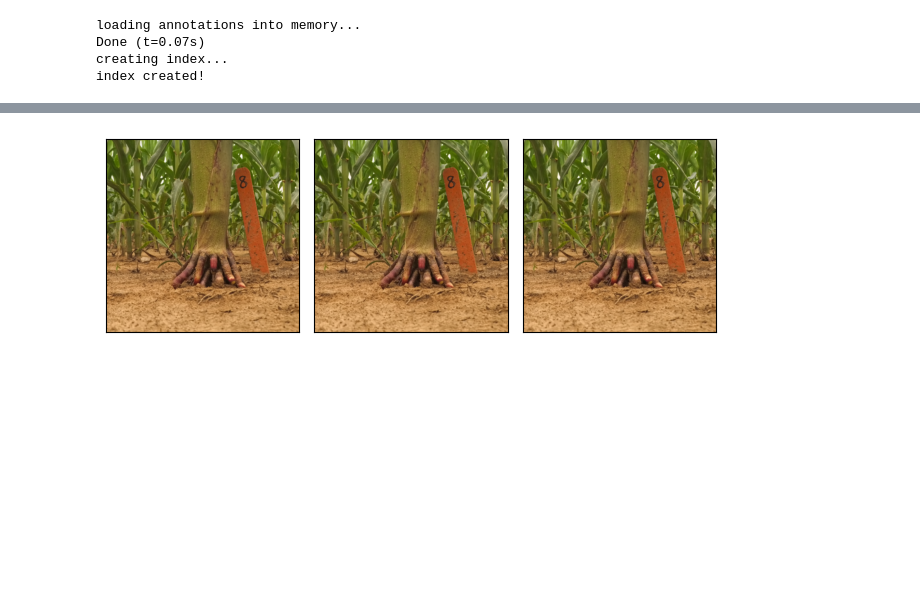
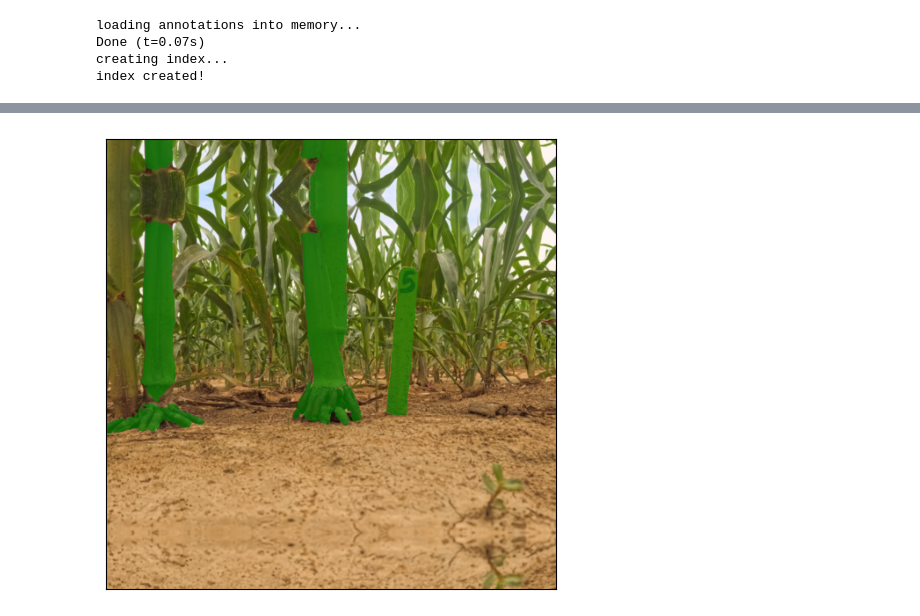
Before and after one commit to KopiousKarp/code_notebooks, a Jupyter notebook: plant_segs/data_augmentation_multiclass.ipynb, the cells around one changed output, grey strips where cells are left out. Saved outputs shown, nothing was run; the diff lists cells and outputs as text; code cells hidden in the pictures; blank space fills up the shorter version.

```diff
--- a/plant_segs/data_augmentation_multiclass.ipynb
+++ b/plant_segs/data_augmentation_multiclass.ipynb
@@ -74,12 +74,12 @@ def plot(imgs, row_title=None, **imshow_kwargs):
 coco_root = '/work/2024_annot/images'
 coco_annFile = '/work/2024_annot/2024_annotations.json'
 standard_transform = transforms.v2.Compose([
-    PadSquare(padding_mode='symmetric'),
+    v2.CenterCrop(2048),
     v2.Resize((512, 512)),
     v2.ToImage()
     ])
 vanilla_dataset = datasets.CocoDetection(root=coco_root, annFile=coco_annFile, transforms=standard_transform)
-vanilla_dataset = datasets.wrap_dataset_for_transforms_v2(vanilla_dataset, target_keys=("boxes", "labels", "masks"))
+vanilla_dataset = datasets.wrap_dataset_for_transforms_v2(vanilla_dataset, target_keys=( "labels", "masks"))
 
 idx = random.randint(0, len(vanilla_dataset) - 1)
 image, target = vanilla_dataset[idx]
@@ -138,14 +138,14 @@ Random Rotation
 # %%
 os.chdir("/work")
 from PadSquare import PadSquare
-padder = PadSquare(0)
-mirrorer = PadSquare(padding_mode='symmetric')
-
-padded_image = padder(image)
-mirrored_image = mirrorer(image)
-plot([image, padded_image, mirrored_image])
+vanilla_dataset.transforms = transforms.v2.Compose([
+    PadSquare(padding_mode="symmetric"),
+    v2.Resize((512, 512)),
+    v2.ToImage()
+])
+plot([vanilla_dataset[idx]] )
 # %% [output]
-[figure, old version]
+[figure, new version]
 # %%
 # import segmentation_models_pytorch as smp
 # from segmentation_models_pytorch.encoders import get_preprocessing_fn
```
Also changed, not shown: parts of 1 cell of this notebook, 18 other files.
